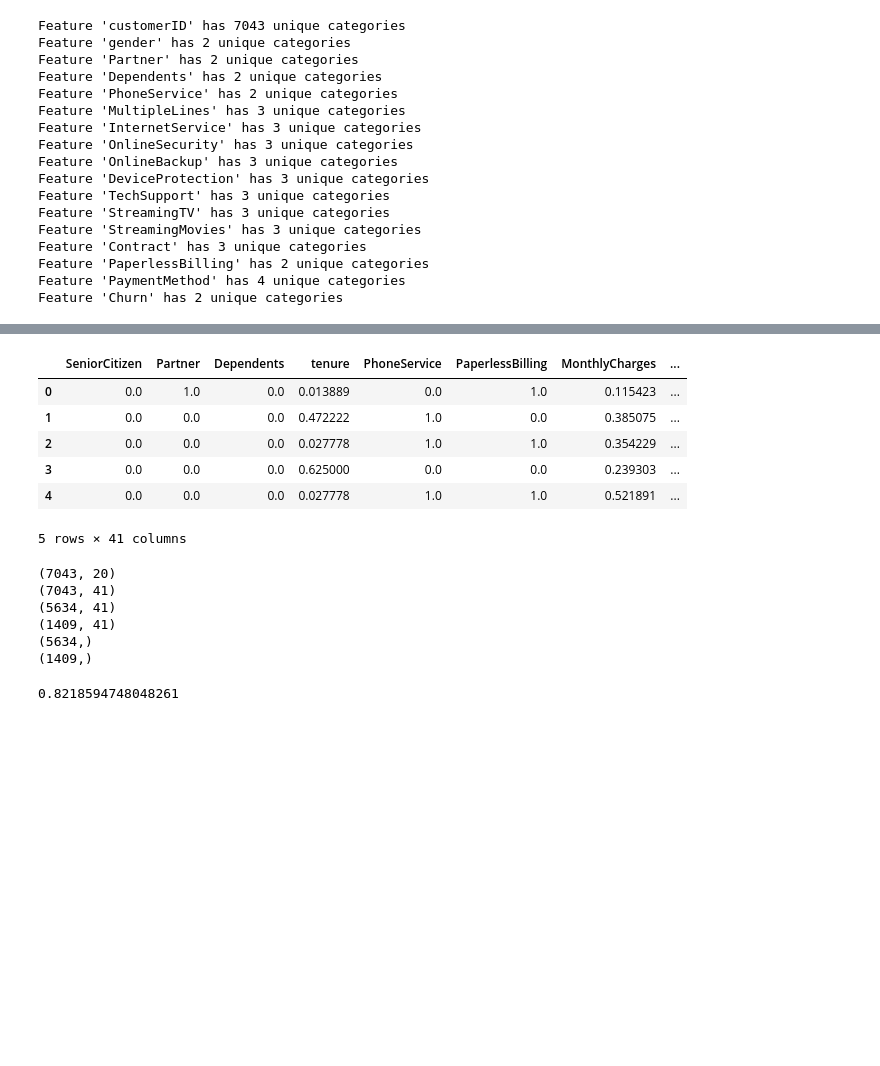
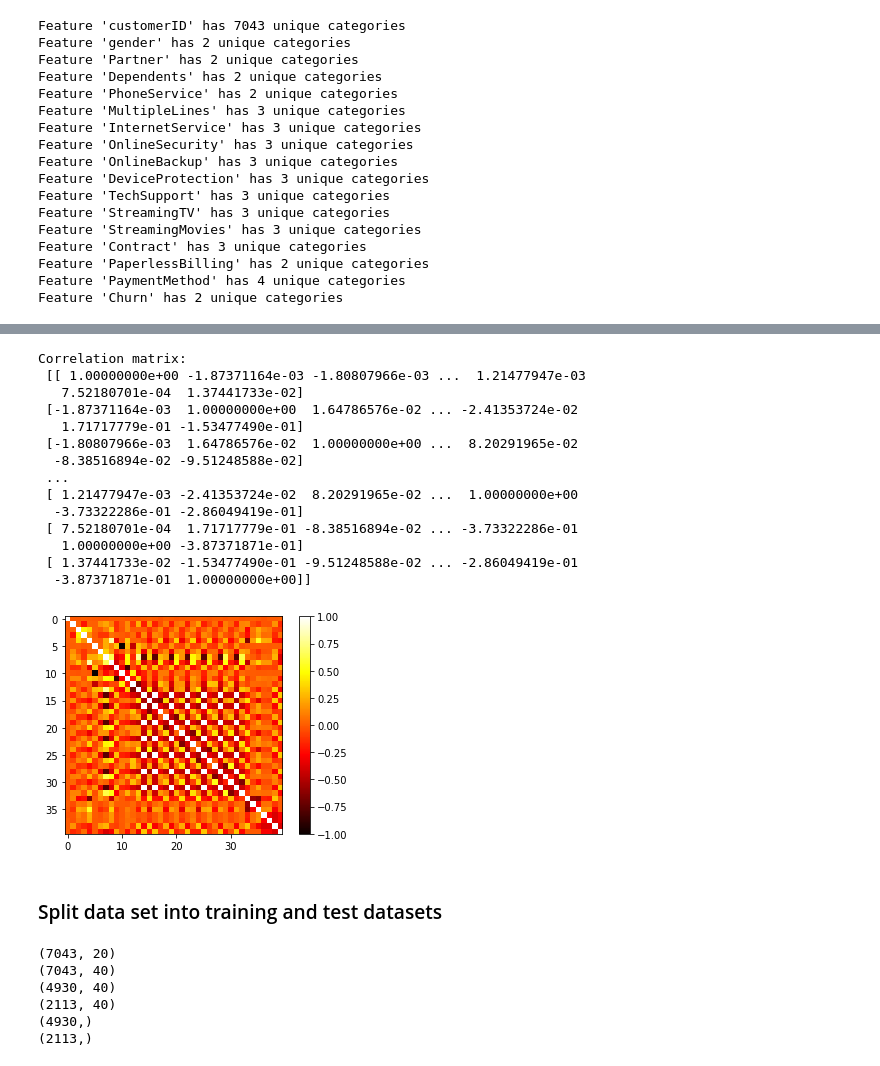
Before and after one commit to vipulpopat/MSCAI_CE4021_Project, a Jupyter notebook: Etivity_18195067.ipynb, the cells around one changed output, grey strips where cells are left out. Drawn from its saved outputs; the diff is of its cells as text; code cells hidden in the pictures; blank space fills up the shorter version.

```diff
--- a/Etivity_18195067.ipynb
+++ b/Etivity_18195067.ipynb
@@ -460,19 +419,0 @@ X.describe()
-# %%
-# Scaling all the variables to a range of 0 to 1
-
-
-features = X.columns.values
-scaler = MinMaxScaler(feature_range = (0,1))
-scaler.fit(X)
-X = pd.DataFrame(scaler.transform(X))
-X.columns = features
-
-X.head()
-# %% [output]
-|  | SeniorCitizen | Partner | Dependents | tenure | PhoneService | PaperlessBilling | MonthlyCharges | ... |
-| 0 | 0.0 | 1.0 | 0.0 | 0.013889 | 0.0 | 1.0 | 0.115423 | ... |
-| 1 | 0.0 | 0.0 | 0.0 | 0.472222 | 1.0 | 0.0 | 0.385075 | ... |
-| 2 | 0.0 | 0.0 | 0.0 | 0.027778 | 1.0 | 1.0 | 0.354229 | ... |
-| 3 | 0.0 | 0.0 | 0.0 | 0.625000 | 0.0 | 0.0 | 0.239303 | ... |
-| 4 | 0.0 | 0.0 | 0.0 | 0.027778 | 1.0 | 1.0 | 0.521891 | ... |
-5 rows × 41 columns
@@ -487,20 +420,49 @@ X.head()
+# %%
+# Create correlation matrix
+corr_mat = np.corrcoef(X, rowvar=False)
+print("\nCorrelation matrix:\n", corr_mat)
+
+# Generate a heatmap of the correlation matrix
+plt.imshow(corr_mat, cmap='hot')
+
+# Plots colourbar as seen on right hand side
+plt.colorbar()
+
+plt.show()
+# %% [output]
+Correlation matrix:
+ [[ 1.00000000e+00 -1.87371164e-03 -1.80807966e-03 ...  1.21477947e-03
+   7.52180701e-04  1.37441733e-02]
+ [-1.87371164e-03  1.00000000e+00  1.64786576e-02 ... -2.41353724e-02
+   1.71717779e-01 -1.53477490e-01]
+ [-1.80807966e-03  1.64786576e-02  1.00000000e+00 ...  8.20291965e-02
+  -8.38516894e-02 -9.51248588e-02]
+ ...
+ [ 1.21477947e-03 -2.41353724e-02  8.20291965e-02 ...  1.00000000e+00
+  -3.73322286e-01 -2.86049419e-01]
+ [ 7.52180701e-04  1.71717779e-01 -8.38516894e-02 ... -3.73322286e-01
+   1.00000000e+00 -3.87371871e-01]
+ [ 1.37441733e-02 -1.53477490e-01 -9.51248588e-02 ... -2.86049419e-01
+  -3.87371871e-01  1.00000000e+00]]
+[figure, added]
+# %% [markdown]
+### Split data set into training and test datasets
 # %%
-# Use train_test_split in sklearn.
-# cross_validation to split data into train and test sets
+# Use train_test_split in sklearn to split the data in training and test set.
 
-X_train, X_test, y_train, y_test = train_test_split(X, y, test_size=0.20, shuffle= True, random_state=42)
+X_train, X_test, y_train, y_test = train_test_split(X, y, test_size=0.30, shuffle= True, random_state=42)
 
-# The total number of features have grown substantially after dummying and adding interaction terms
 print(dataframe.shape)
 print(X.shape)
+
 print(X_train.shape)
 print(X_test.shape)
 print(y_train.shape)
 print(y_test.shape)
 # %% [output]
 (7043, 20)
-(7043, 41)
-(5634, 41)
-(1409, 41)
-(5634,)
-(1409,)
+(7043, 40)
+(4930, 40)
+(2113, 40)
+(4930,)
+(2113,)
@@ -524,4 +468,0 @@ def test_evaluate_SVM(X_train, y_train, X_test, y_test):
-# %%
-test_evaluate_SVM(X_train, y_train, X_test, y_test)
-# %% [output]
-0.8218594748048261
```
Also changed, not shown: parts of 45 cells of this notebook.
